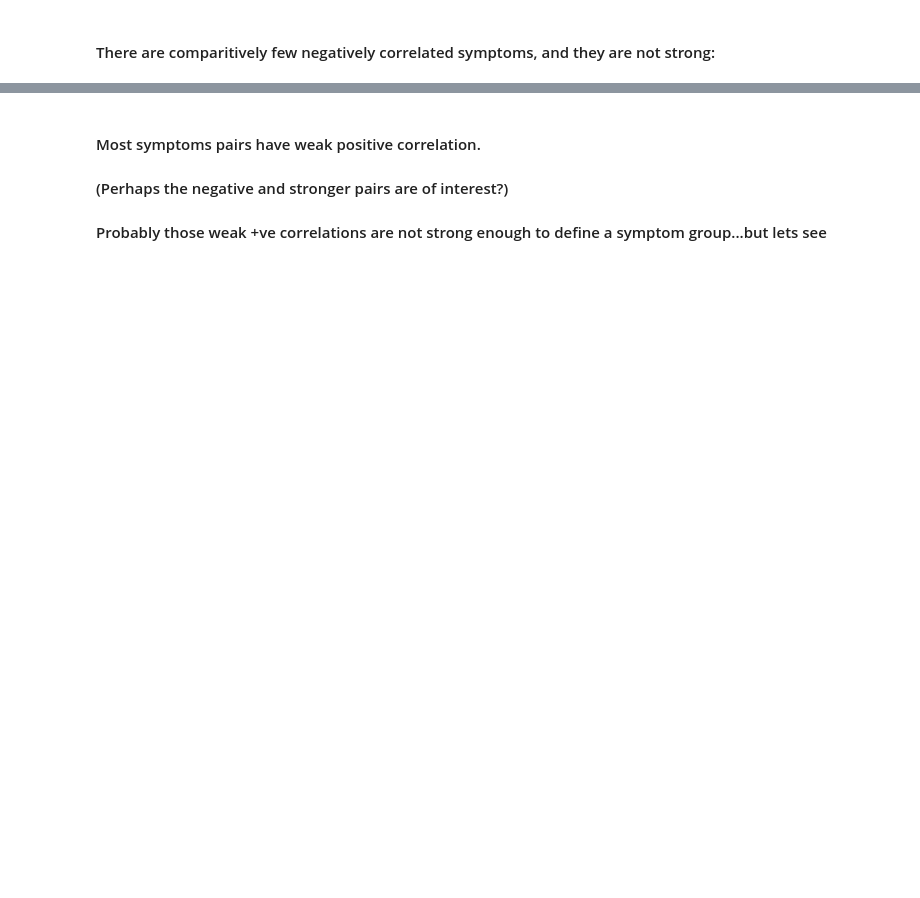
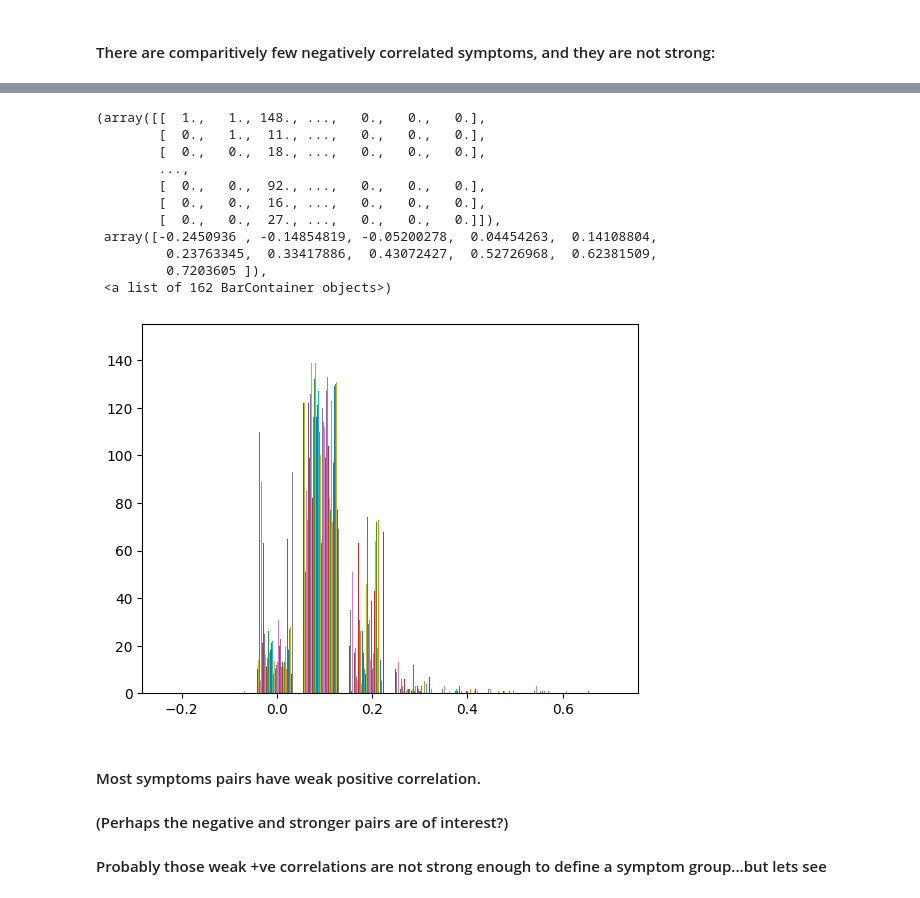
Before and after one commit to leothesouthafrican/PLR, a Jupyter notebook: Chris/symptom_correlation.ipynb, the cells around one changed output, grey strips where cells are left out. Cells and saved outputs as stored; diff of their text form; code cells hidden in the pictures; blank space fills up the shorter version.

```diff
--- a/Chris/symptom_correlation.ipynb
+++ b/Chris/symptom_correlation.ipynb
@@ -65,3 +60,18 @@ plt.hist(corr[(corr > 0)]);
+# %%
+plt.hist(corr)
+# %% [output]
+(array([[  1.,   1., 148., ...,   0.,   0.,   0.],
+        [  0.,   1.,  11., ...,   0.,   0.,   0.],
+        [  0.,   0.,  18., ...,   0.,   0.,   0.],
+        ...,
+        [  0.,   0.,  92., ...,   0.,   0.,   0.],
+        [  0.,   0.,  16., ...,   0.,   0.,   0.],
+        [  0.,   0.,  27., ...,   0.,   0.,   0.]]),
+ array([-0.2450936 , -0.14854819, -0.05200278,  0.04454263,  0.14108804,
+         0.23763345,  0.33417886,  0.43072427,  0.52726968,  0.62381509,
+         0.7203605 ]),
+ <a list of 162 BarContainer objects>)
+[figure, added]
 # %% [markdown]
 #### Most symptoms pairs have weak positive correlation.
 
```
Also changed, not shown: parts of 20 cells of this notebook, 4 other files.
